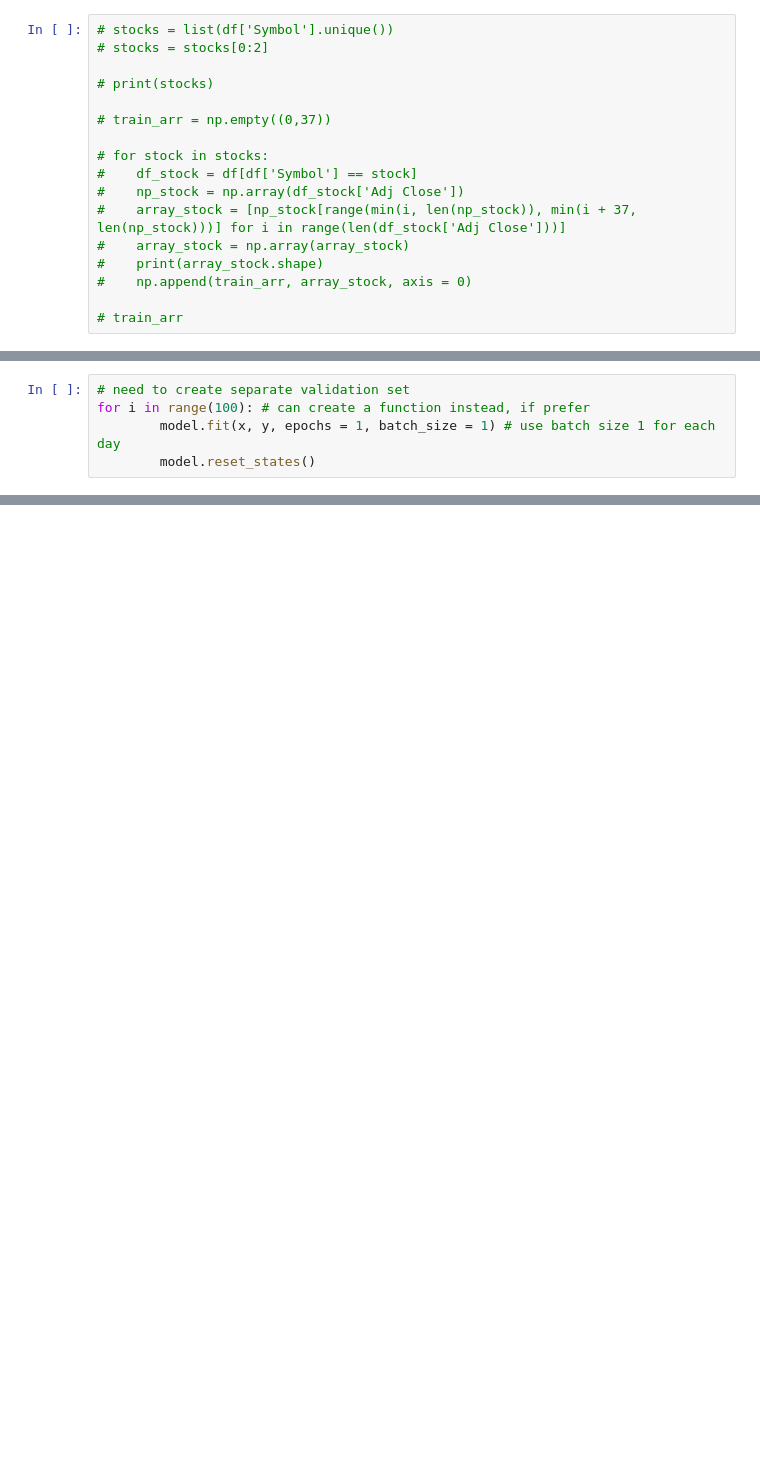
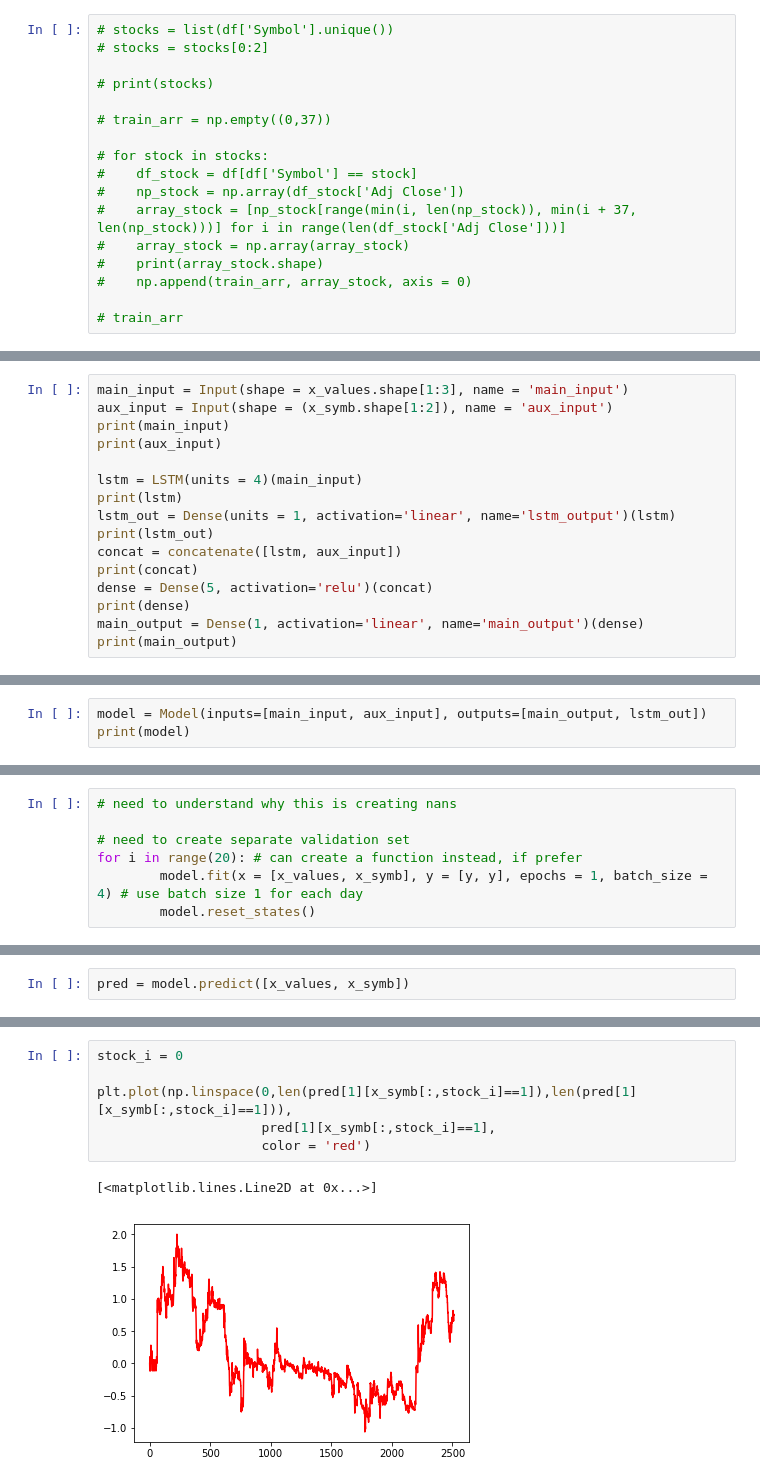
Before and after one commit to d3brown3/stockPortfolioGen, a Jupyter notebook: src/code.ipynb, the cells around one changed output, grey strips where cells are left out. Cells and saved outputs as stored; diff of their text form; blank space fills up the shorter version.

```diff
--- a/src/code.ipynb
+++ b/src/code.ipynb
@@ -60,0 +261,16 @@ model = Model(inputs, output)
+# %%
+main_input = Input(shape = x_values.shape[1:3], name = 'main_input')
+aux_input = Input(shape = (x_symb.shape[1:2]), name = 'aux_input')
+print(main_input)
+print(aux_input)
+
+lstm = LSTM(units = 4)(main_input)
+print(lstm)
+lstm_out = Dense(units = 1, activation='linear', name='lstm_output')(lstm)
+print(lstm_out)
+concat = concatenate([lstm, aux_input])
+print(concat)
+dense = Dense(5, activation='relu')(concat)
+print(dense)
+main_output = Dense(1, activation='linear', name='main_output')(dense)
+print(main_output)
@@ -60,0 +285,3 @@ model = Model(inputs, output)
+# %%
+model = Model(inputs=[main_input, aux_input], outputs=[main_output, lstm_out])
+print(model)
@@ -63,7 +295,9 @@ model.compile(loss = 'mean_squared_error', optimizer = 'adam')
 # %%
+# need to understand why this is creating nans
+
 # need to create separate validation set
-for i in range(100): # can create a function instead, if prefer
-        model.fit(x, y, epochs = 1, batch_size = 1) # use batch size 1 for each day
+for i in range(20): # can create a function instead, if prefer
+        model.fit(x = [x_values, x_symb], y = [y, y], epochs = 1, batch_size = 4) # use batch size 1 for each day
         model.reset_states()
 # %% [output]
 Epoch 1/1
@@ -85,0 +361,2 @@ Epoch 1/1
+# %%
+pred = model.predict([x_values, x_symb])
@@ -85,0 +379,9 @@ Epoch 1/1
+# %%
+stock_i = 0
+
+plt.plot(np.linspace(0,len(pred[1][x_symb[:,stock_i]==1]),len(pred[1][x_symb[:,stock_i]==1])),
+                     pred[1][x_symb[:,stock_i]==1],
+                     color = 'red')
+# %% [output]
+[<matplotlib.lines.Line2D at 0x...>]
+[figure, added]
```
Also changed, not shown: parts of 37 cells of this notebook, 1 other file.
